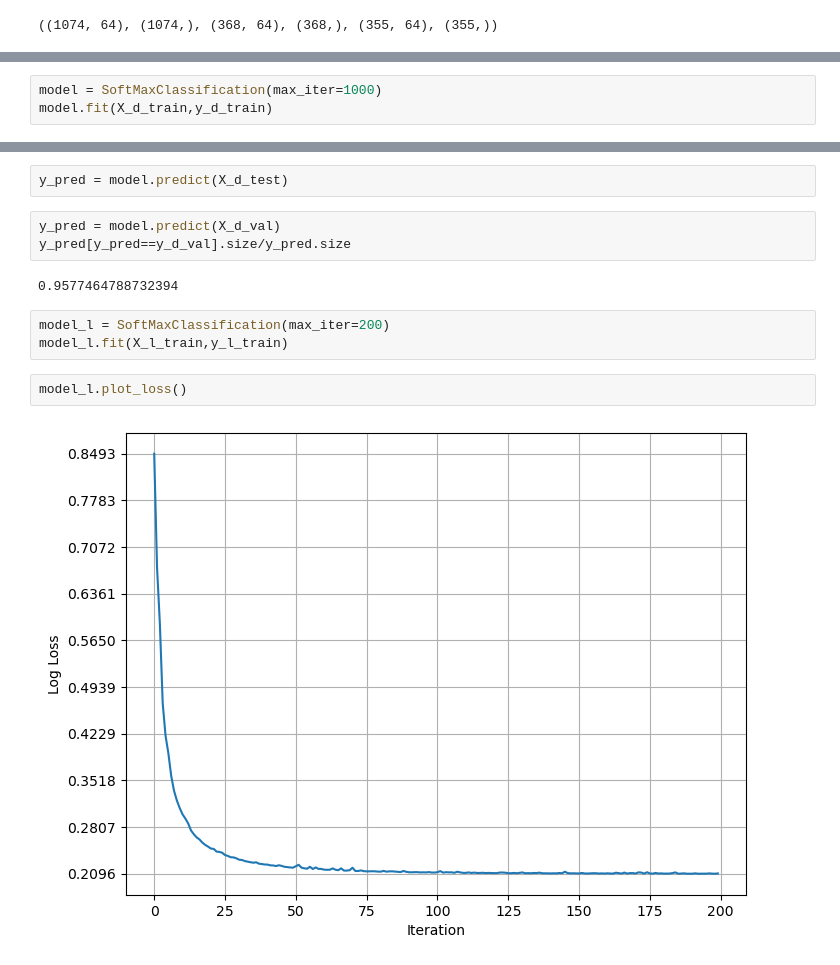
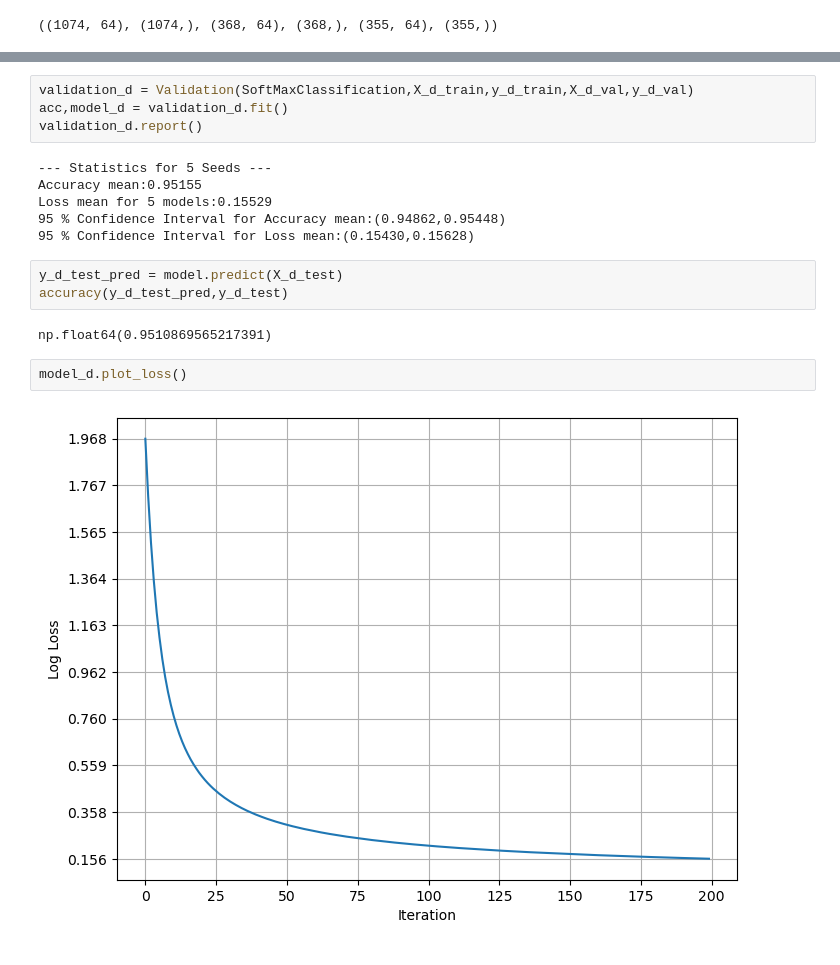
Before and after one commit to YasinVeliyev/AiAcademy_Math_Final, a Jupyter notebook: Untitled.ipynb, the cells around one changed output, grey strips where cells are left out. Cells and saved outputs as stored; diff of their text form.

```diff
--- a/Untitled.ipynb
+++ b/Untitled.ipynb
@@ -237,3 +237,0 @@ np.float64(4.805946494009743e-08)
-# %%
-model = SoftMaxClassification(max_iter=1000)
-model.fit(X_d_train,y_d_train)
@@ -244,14 +238,19 @@ model.plot_loss()
 # %%
-y_pred = model.predict(X_d_test)
+validation_d = Validation(SoftMaxClassification,X_d_train,y_d_train,X_d_val,y_d_val)
+acc,model_d = validation_d.fit()
+validation_d.report()
+# %% [output]
+--- Statistics for 5 Seeds ---
+Accuracy mean:0.95155
+Loss mean for 5 models:0.15529
+95 % Confidence Interval for Accuracy mean:(0.94862,0.95448)
+95 % Confidence Interval for Loss mean:(0.15430,0.15628)
 # %%
-y_pred = model.predict(X_d_val)
-y_pred[y_pred==y_d_val].size/y_pred.size
+y_d_test_pred = model.predict(X_d_test)
+accuracy(y_d_test_pred,y_d_test)
 # %% [output]
-0.9577464788732394
+np.float64(0.9510869565217391)
-# %%
-model_l = SoftMaxClassification(max_iter=200)
-model_l.fit(X_l_train,y_l_train)
-# %%
-model_l.plot_loss()
-# %% [output]
-[figure, removed]
+# %%
+model_d.plot_loss()
+# %% [output]
+[figure, added]
```
Also changed, not shown: parts of 58 cells of this notebook, 2 other files.
